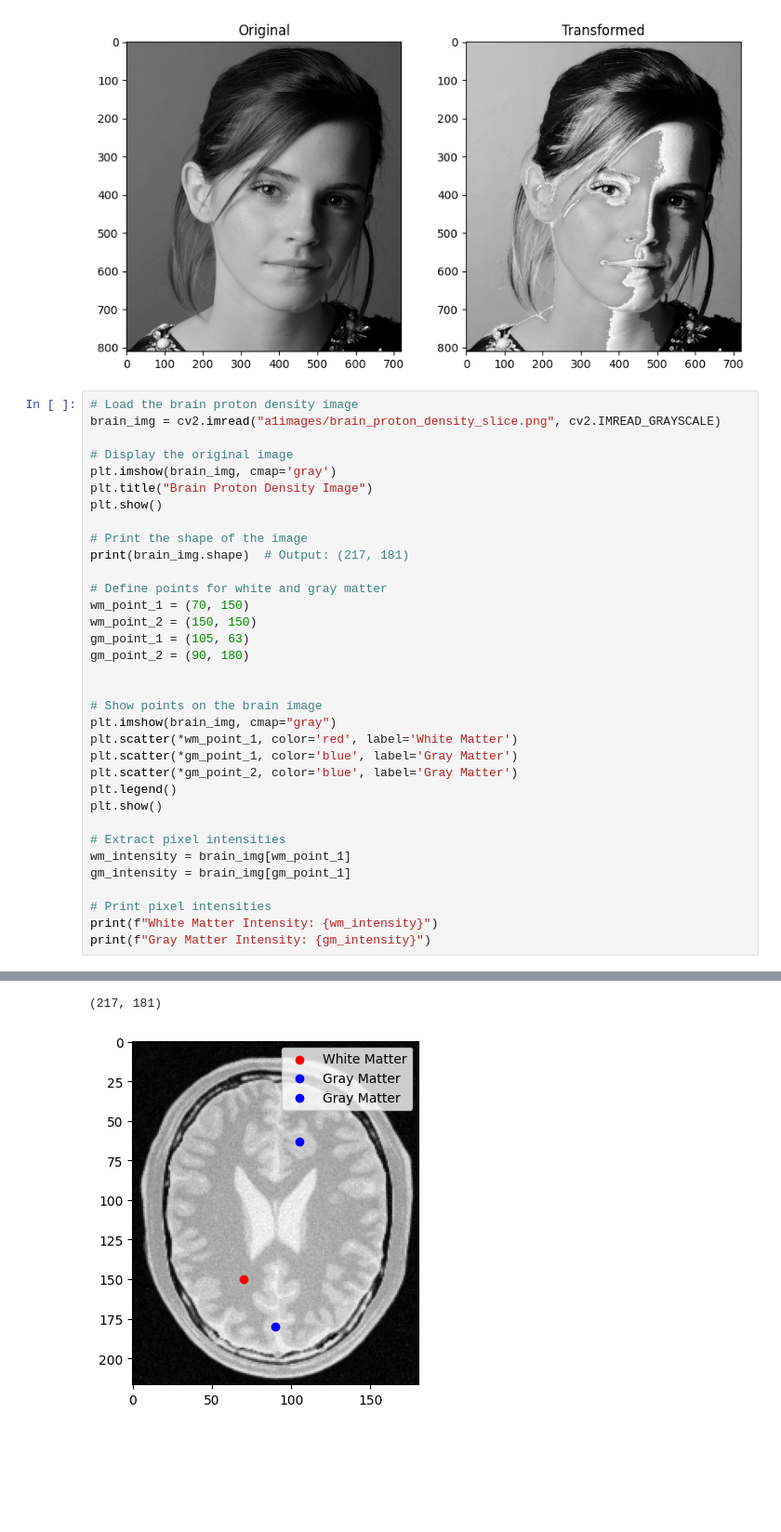
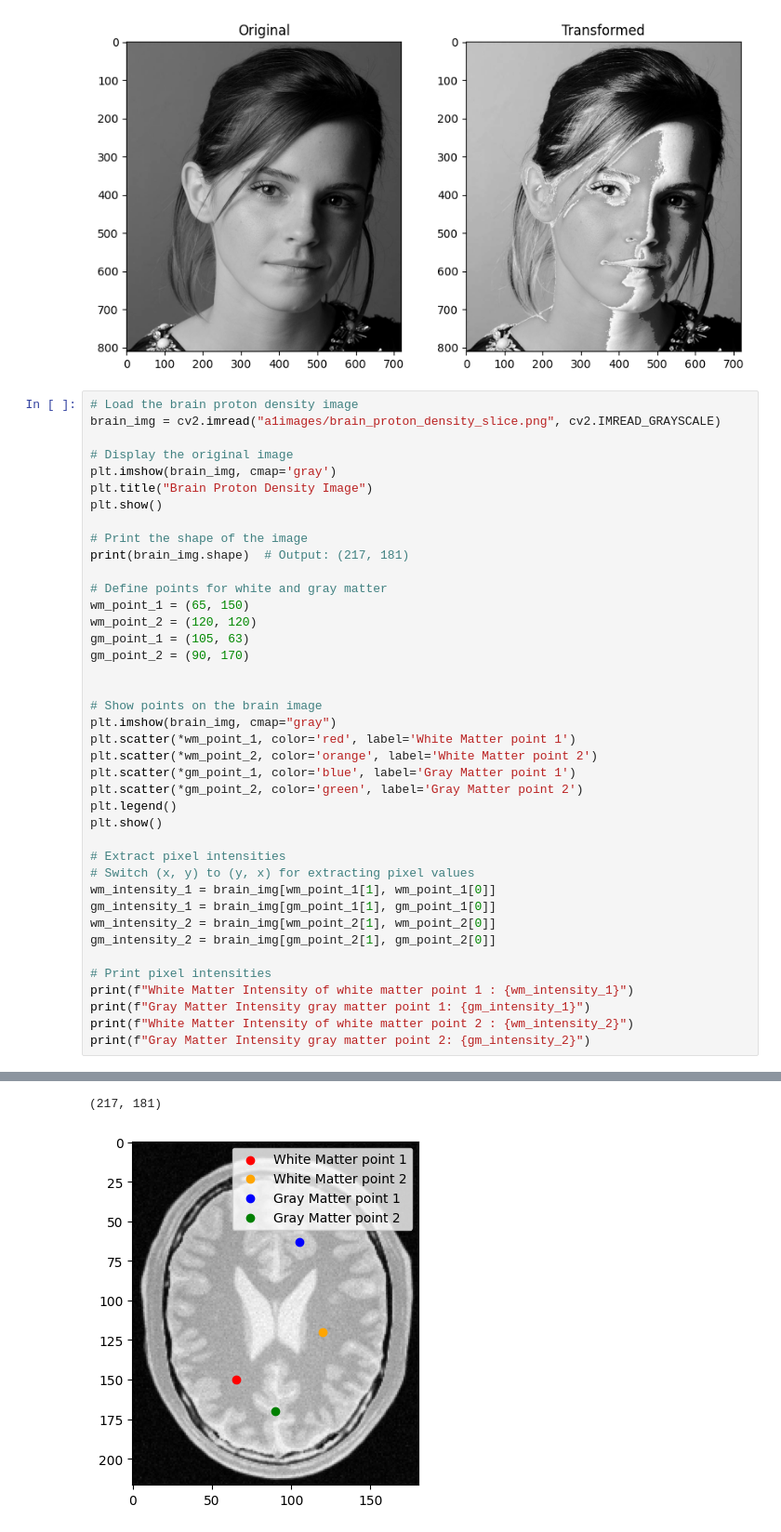
Before and after one commit to LahiruCooray/EN3160-Assignment-1, a Jupyter notebook: assignment_01.ipynb, the cells around one changed output, grey strips where cells are left out. Shown at 93% size. Drawn from its saved outputs; the diff is of its cells as text; blank space fills up the shorter version.

```diff
--- a/assignment_01.ipynb
+++ b/assignment_01.ipynb
@@ -45,38 +45,44 @@ plt.show()
 # %%
 # Load the brain proton density image
 brain_img = cv2.imread("a1images/brain_proton_density_slice.png", cv2.IMREAD_GRAYSCALE)
 
 # Display the original image
 plt.imshow(brain_img, cmap='gray')
 plt.title("Brain Proton Density Image")
 plt.show()
 
 # Print the shape of the image
 print(brain_img.shape)  # Output: (217, 181)
 
 # Define points for white and gray matter
-wm_point_1 = (70, 150)
-wm_point_2 = (150, 150)
+wm_point_1 = (65, 150)
+wm_point_2 = (120, 120)
 gm_point_1 = (105, 63)
-gm_point_2 = (90, 180)
+gm_point_2 = (90, 170)
 
 
 # Show points on the brain image
 plt.imshow(brain_img, cmap="gray")
-plt.scatter(*wm_point_1, color='red', label='White Matter')
-plt.scatter(*gm_point_1, color='blue', label='Gray Matter')
-plt.scatter(*gm_point_2, color='blue', label='Gray Matter')
+plt.scatter(*wm_point_1, color='red', label='White Matter point 1')
+plt.scatter(*wm_point_2, color='orange', label='White Matter point 2')
+plt.scatter(*gm_point_1, color='blue', label='Gray Matter point 1')
+plt.scatter(*gm_point_2, color='green', label='Gray Matter point 2')
 plt.legend()
 plt.show()
 
 # Extract pixel intensities
-wm_intensity = brain_img[wm_point_1]
-gm_intensity = brain_img[gm_point_1]
+# Switch (x, y) to (y, x) for extracting pixel values
+wm_intensity_1 = brain_img[wm_point_1[1], wm_point_1[0]]
+gm_intensity_1 = brain_img[gm_point_1[1], gm_point_1[0]]
+wm_intensity_2 = brain_img[wm_point_2[1], wm_point_2[0]]
+gm_intensity_2 = brain_img[gm_point_2[1], gm_point_2[0]]
 
 # Print pixel intensities
-print(f"White Matter Intensity: {wm_intensity}")
-print(f"Gray Matter Intensity: {gm_intensity}")
+print(f"White Matter Intensity of white matter point 1 : {wm_intensity_1}")
+print(f"Gray Matter Intensity gray matter point 1: {gm_intensity_1}")
+print(f"White Matter Intensity of white matter point 2 : {wm_intensity_2}")
+print(f"Gray Matter Intensity gray matter point 2: {gm_intensity_2}")
 # %% [output]
 [figure]
 (217, 181)
-[figure, old version]
+[figure, new version]
```
Also changed, not shown: parts of 3 cells of this notebook.
